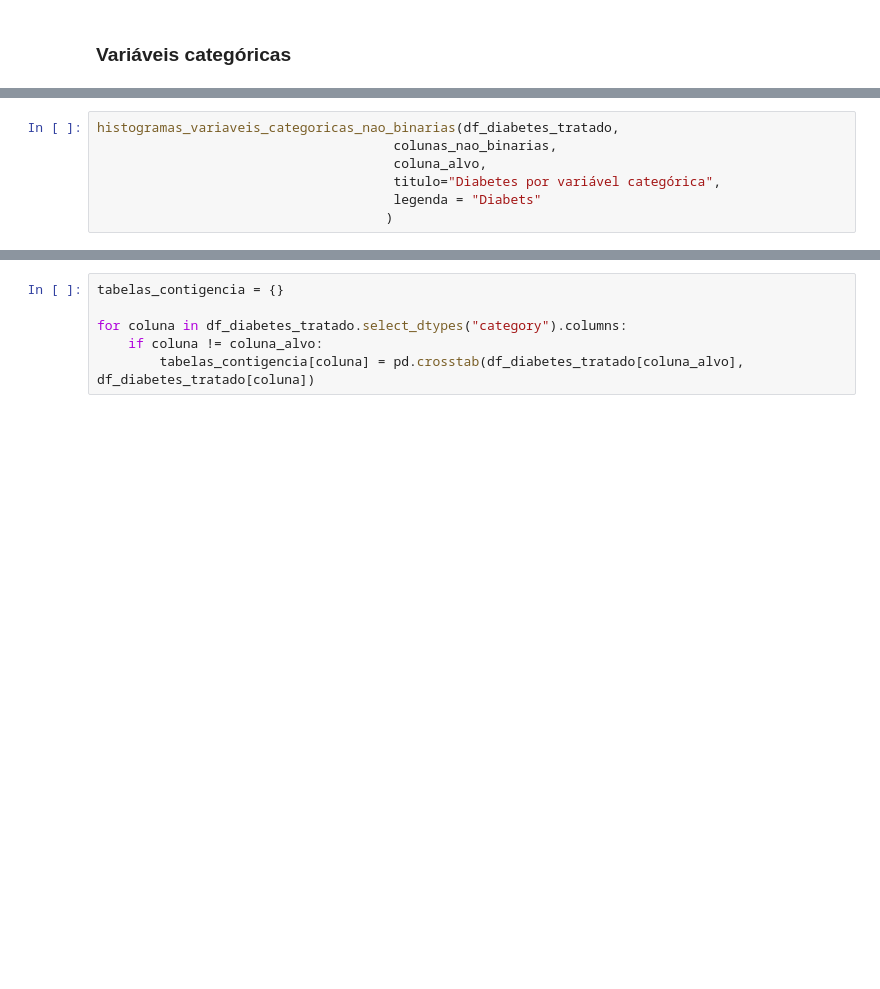
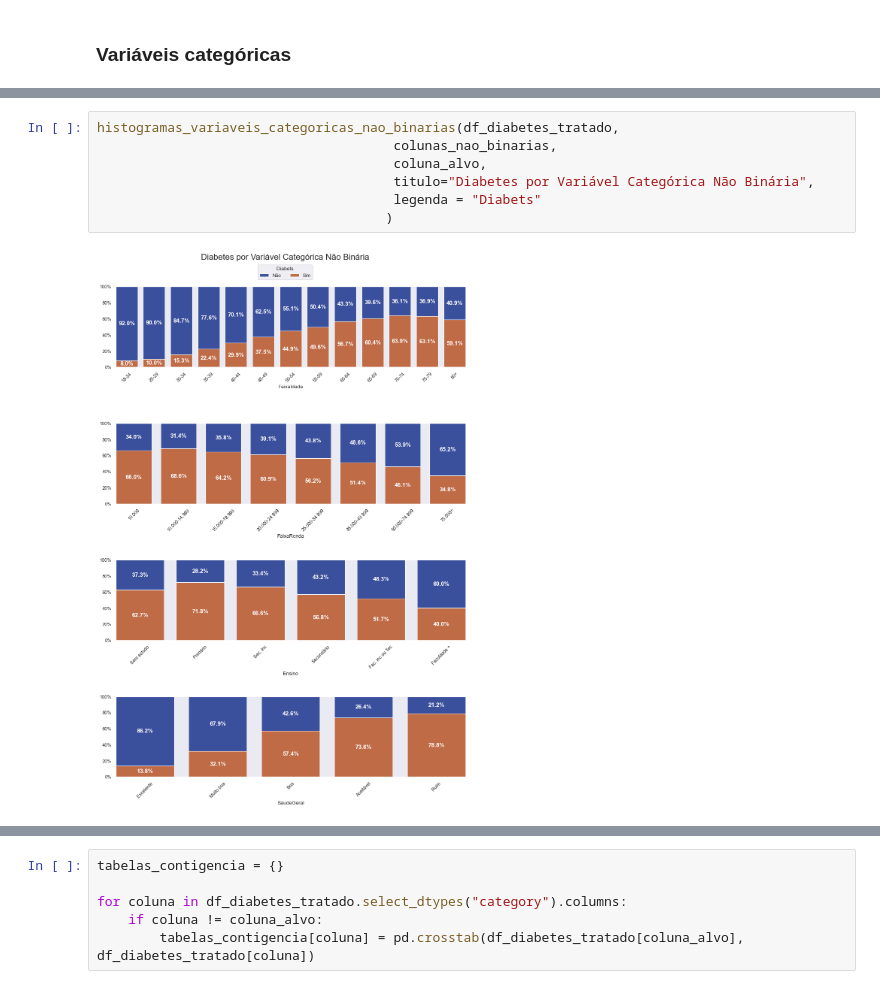
Before and after one commit to flaviabpscht/analise_estatistica_diabetes, a Jupyter notebook: notebooks/02_fbps_analise_estatistica.ipynb, the cells around one changed output, grey strips where cells are left out. Cells and saved outputs as stored; diff of their text form; blank space fills up the shorter version.

Commit message:
Imagens e outros ajustesdo modelo

```diff
--- a/notebooks/02_fbps_analise_estatistica.ipynb
+++ b/notebooks/02_fbps_analise_estatistica.ipynb
@@ -386,10 +350,12 @@ NameError: name 'plt' is not defined
 # %%
 histogramas_variaveis_categoricas_nao_binarias(df_diabetes_tratado,
                                       colunas_nao_binarias,
                                       coluna_alvo,
-                                      titulo="Diabetes por variável categórica",
+                                      titulo="Diabetes por Variável Categórica Não Binária",
                                       legenda = "Diabets"
                                      )
+# %% [output]
+[figure, added]
 # %%
 colunas_analise = ['SaudeGeral', 'FaixaRenda']
 
```
Also changed, not shown: parts of 11 cells of this notebook, 5 other files.
